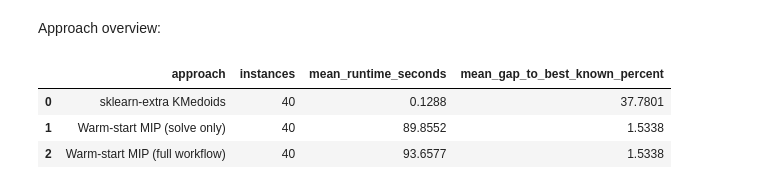
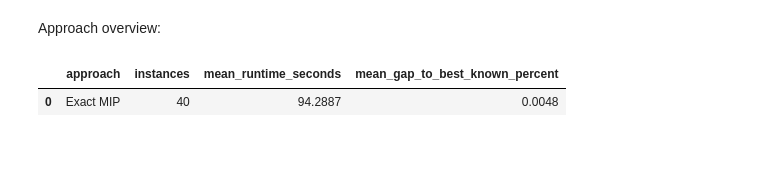
Before and after one commit to filipemedeiross/xopt, a Jupyter notebook: notebooks/experiments_sbpo/2. MIP Exact Benchmark.ipynb, the cells around one changed output. Drawn from its saved outputs; the diff is of its cells as text; code cells hidden in the pictures; blank space fills up the shorter version.

```diff
--- a/notebooks/experiments_sbpo/2. MIP Exact Benchmark.ipynb
+++ b/notebooks/experiments_sbpo/2. MIP Exact Benchmark.ipynb
@@ -519,19 +272,18 @@ RESULTS = []
 for index, instance_name in enumerate(INSTANCE_NAMES, start=1):
     print(f'[{index:02d}/{len(INSTANCE_NAMES):02d}] Solving {instance_name}...')
 
-    result = attempt_solve_instance_with_kmedoids_warm_start(
-        instance_name, time_limit_seconds=TIME_LIMIT_SECONDS
+    result = attempt_solve_instance_with_exact_mip(
+        instance_name,
+        time_limit_seconds=TIME_LIMIT_SECONDS,
     )
 
     RESULTS.append(result)
 
     print(
-        f"  kmedoids_obj={result['kmedoids_objective_value'          ]},"
-        f" kmedoids_gap={ result['kmedoids_gap_to_best_known_percent']},"
-        f" mip_status={   result['status'                            ]},"
-        f" mip_obj={      result['objective_value'                   ]},"
-        f" mip_gap={      result['gap_to_best_known_percent'         ]},"
-        f" total_seconds={result['total_seconds'                     ]}"
+        f"  mip_status={  result['status'                   ]},"
+        f" mip_obj={      result['objective_value'          ]},"
+        f" mip_gap={      result['gap_to_best_known_percent']},"
+        f" total_seconds={result['total_seconds'            ]}"
     )
 
     if result['error']:
@@ -662,31 +374,18 @@ Approach overview:
 # %%
 APPROACH_SUMMARY_DF = pd.DataFrame(
     [
         {
-            'approach'                       : 'sklearn-extra KMedoids',
-            'instances'                      : len(KMEDOIDS_RESULTS_DF),
-            'mean_runtime_seconds'           : normalize_number(KMEDOIDS_RESULTS_DF['kmedoids_solve_seconds'            ].dropna().mean()),
-            'mean_gap_to_best_known_percent' : normalize_number(KMEDOIDS_RESULTS_DF['kmedoids_gap_to_best_known_percent'].dropna().mean()),
-        },
-        {
-            'approach'                       : 'Warm-start MIP (solve only)',
-            'instances'                      : len(RESULTS_DF              ),
-            'mean_runtime_seconds'           : normalize_number(RESULTS_DF['solve_seconds'            ].dropna().mean()),
-            'mean_gap_to_best_known_percent' : normalize_number(RESULTS_DF['gap_to_best_known_percent'].dropna().mean()),
-        },
-        {
-            'approach'                       : 'Warm-start MIP (full workflow)',
-            'instances'                      : len(RESULTS_DF                 ),
+            'approach'  : 'Exact MIP'    ,
+            'instances' : len(RESULTS_DF),
+
             'mean_runtime_seconds'           : normalize_number(RESULTS_DF['total_seconds'            ].dropna().mean()),
             'mean_gap_to_best_known_percent' : normalize_number(RESULTS_DF['gap_to_best_known_percent'].dropna().mean()),
-        },
+        }
     ]
 )
 
 display(APPROACH_SUMMARY_DF)
 # %% [output]
 |  | approach | instances | mean_runtime_seconds | mean_gap_to_best_known_percent |
-| 0 | sklearn-extra KMedoids | 40 | 0.1288 | 37.7801 |
-| 1 | Warm-start MIP (solve only) | 40 | 89.8552 | 1.5338 |
-| 2 | Warm-start MIP (full workflow) | 40 | 93.6577 | 1.5338 |
+| 0 | Exact MIP | 40 | 94.2887 | 0.0048 |
 # %% [markdown]
```
Also changed, not shown: parts of 17 cells of this notebook, 1 other file.
